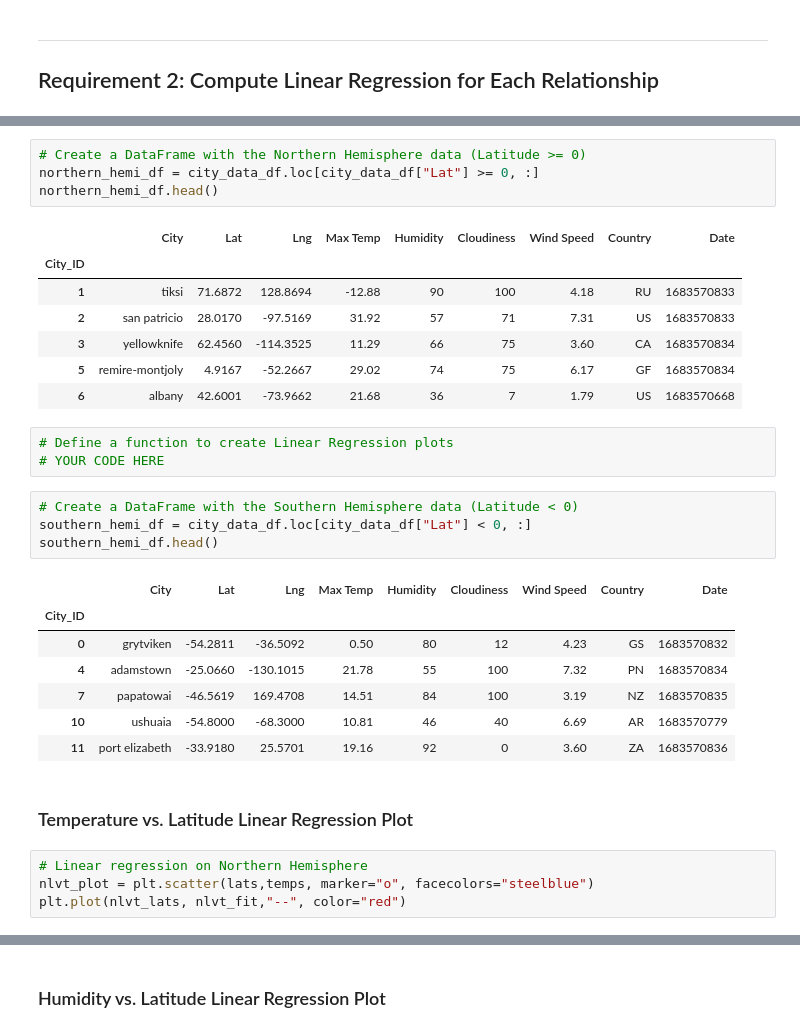
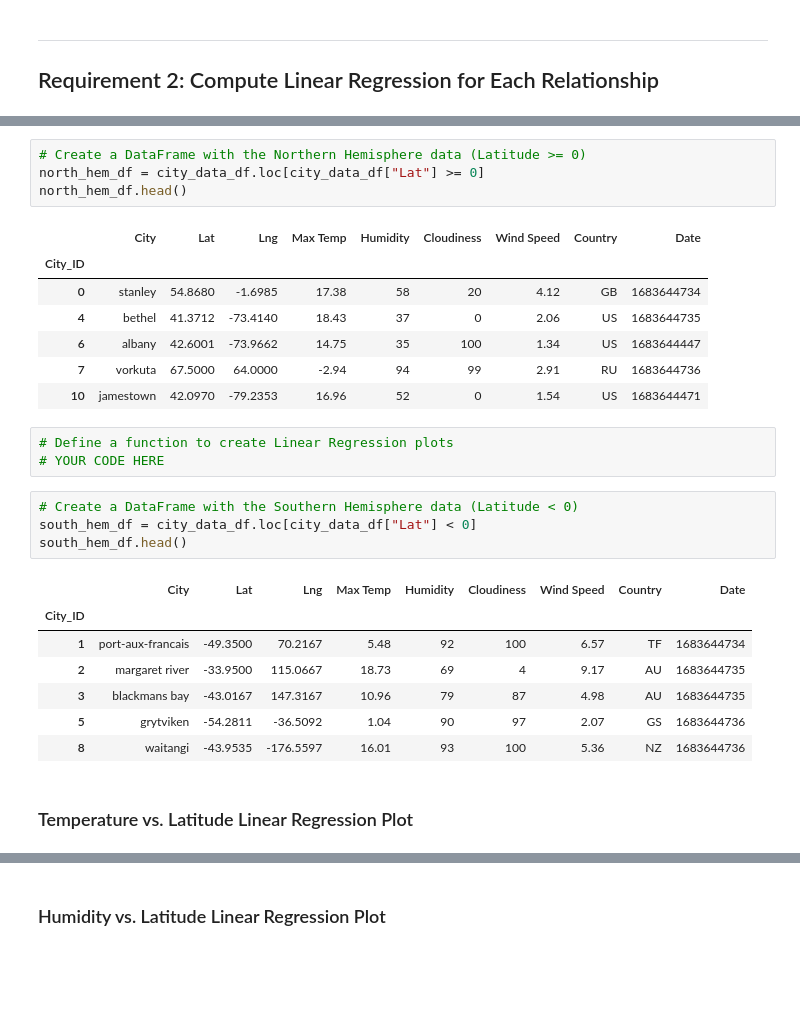
Before and after one commit to joey-october85/06-python-api-challenge, a Jupyter notebook: WeatherPy/starter_code/WeatherPy.ipynb, the cells around one changed output, grey strips where cells are left out. Cells and saved outputs as stored; diff of their text form; blank space fills up the shorter version.

```diff
--- a/WeatherPy/starter_code/WeatherPy.ipynb
+++ b/WeatherPy/starter_code/WeatherPy.ipynb
@@ -285,33 +289,29 @@ plt.plot(nlvt_lats, nlvt_fit,"--", color="red")
 # %%
 # Create a DataFrame with the Northern Hemisphere data (Latitude >= 0)
-northern_hemi_df = city_data_df.loc[city_data_df["Lat"] >= 0, :]
-northern_hemi_df.head()
+north_hem_df = city_data_df.loc[city_data_df["Lat"] >= 0]
+north_hem_df.head()
 # %% [output]
 |  | City | Lat | Lng | Max Temp | Humidity | Cloudiness | Wind Speed | Country | Date |
 | City_ID |  |  |  |  |  |  |  |  |  |
-| 1 | tiksi | 71.6872 | 128.8694 | -12.88 | 90 | 100 | 4.18 | RU | 1683570833 |
-| 2 | san patricio | 28.0170 | -97.5169 | 31.92 | 57 | 71 | 7.31 | US | 1683570833 |
-| 3 | yellowknife | 62.4560 | -114.3525 | 11.29 | 66 | 75 | 3.60 | CA | 1683570834 |
-| 5 | remire-montjoly | 4.9167 | -52.2667 | 29.02 | 74 | 75 | 6.17 | GF | 1683570834 |
-| 6 | albany | 42.6001 | -73.9662 | 21.68 | 36 | 7 | 1.79 | US | 1683570668 |
+| 0 | stanley | 54.8680 | -1.6985 | 17.38 | 58 | 20 | 4.12 | GB | 1683644734 |
+| 4 | bethel | 41.3712 | -73.4140 | 18.43 | 37 | 0 | 2.06 | US | 1683644735 |
+| 6 | albany | 42.6001 | -73.9662 | 14.75 | 35 | 100 | 1.34 | US | 1683644447 |
+| 7 | vorkuta | 67.5000 | 64.0000 | -2.94 | 94 | 99 | 2.91 | RU | 1683644736 |
+| 10 | jamestown | 42.0970 | -79.2353 | 16.96 | 52 | 0 | 1.54 | US | 1683644471 |
 # %%
 # Define a function to create Linear Regression plots
 # YOUR CODE HERE
 # %%
 # Create a DataFrame with the Southern Hemisphere data (Latitude < 0)
-southern_hemi_df = city_data_df.loc[city_data_df["Lat"] < 0, :]
-southern_hemi_df.head()
+south_hem_df = city_data_df.loc[city_data_df["Lat"] < 0]
+south_hem_df.head()
 # %% [output]
 |  | City | Lat | Lng | Max Temp | Humidity | Cloudiness | Wind Speed | Country | Date |
 | City_ID |  |  |  |  |  |  |  |  |  |
-| 0 | grytviken | -54.2811 | -36.5092 | 0.50 | 80 | 12 | 4.23 | GS | 1683570832 |
-| 4 | adamstown | -25.0660 | -130.1015 | 21.78 | 55 | 100 | 7.32 | PN | 1683570834 |
-| 7 | papatowai | -46.5619 | 169.4708 | 14.51 | 84 | 100 | 3.19 | NZ | 1683570835 |
-| 10 | ushuaia | -54.8000 | -68.3000 | 10.81 | 46 | 40 | 6.69 | AR | 1683570779 |
-| 11 | port elizabeth | -33.9180 | 25.5701 | 19.16 | 92 | 0 | 3.60 | ZA | 1683570836 |
+| 1 | port-aux-francais | -49.3500 | 70.2167 | 5.48 | 92 | 100 | 6.57 | TF | 1683644734 |
+| 2 | margaret river | -33.9500 | 115.0667 | 18.73 | 69 | 4 | 9.17 | AU | 1683644735 |
+| 3 | blackmans bay | -43.0167 | 147.3167 | 10.96 | 79 | 87 | 4.98 | AU | 1683644735 |
+| 5 | grytviken | -54.2811 | -36.5092 | 1.04 | 90 | 97 | 2.07 | GS | 1683644736 |
+| 8 | waitangi | -43.9535 | -176.5597 | 16.01 | 93 | 100 | 5.36 | NZ | 1683644736 |
 # %% [markdown]
 ###  Temperature vs. Latitude Linear Regression Plot
-# %%
-# Linear regression on Northern Hemisphere
-nlvt_plot = plt.scatter(lats,temps, marker="o", facecolors="steelblue")
-plt.plot(nlvt_lats, nlvt_fit,"--", color="red")
```
Also changed, not shown: parts of 33 cells of this notebook, 5 other files.
